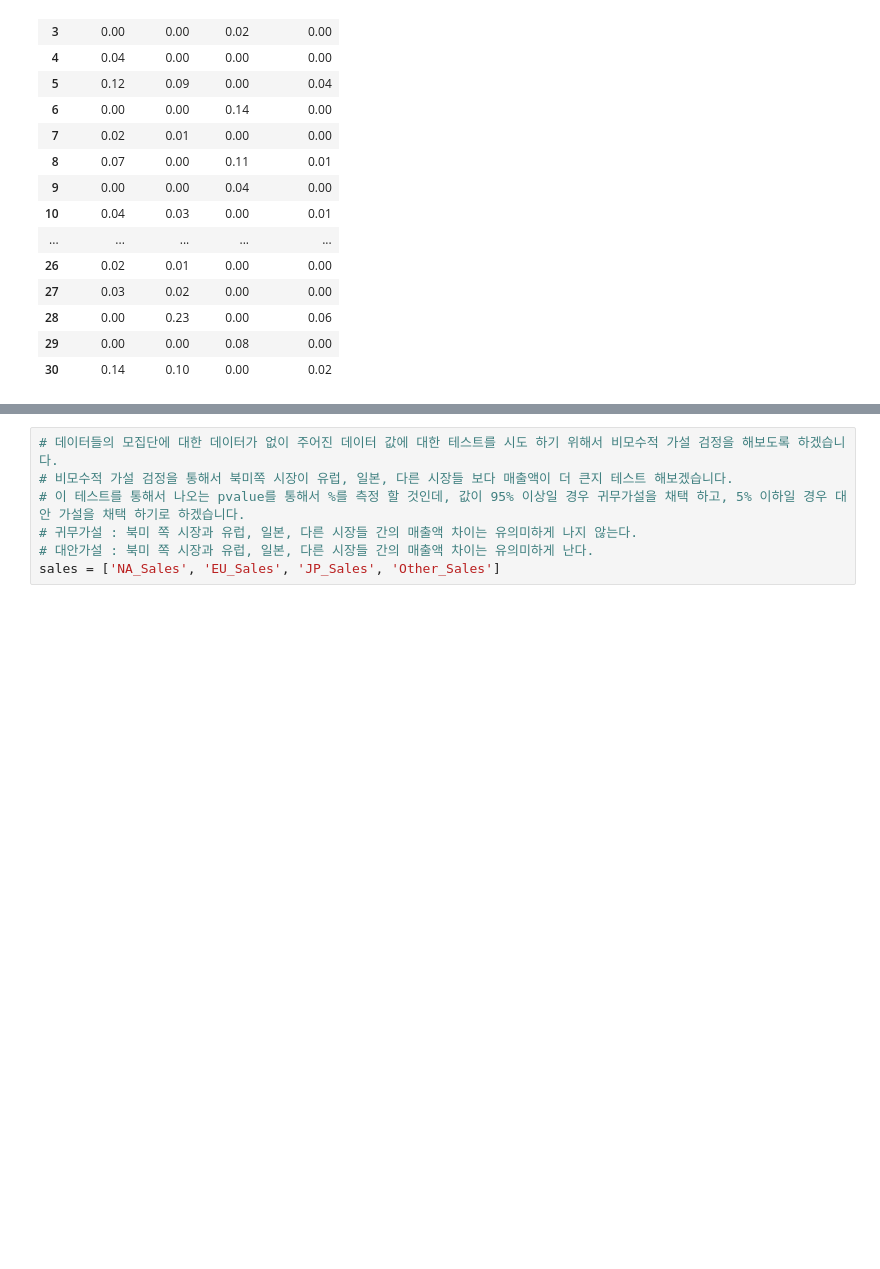
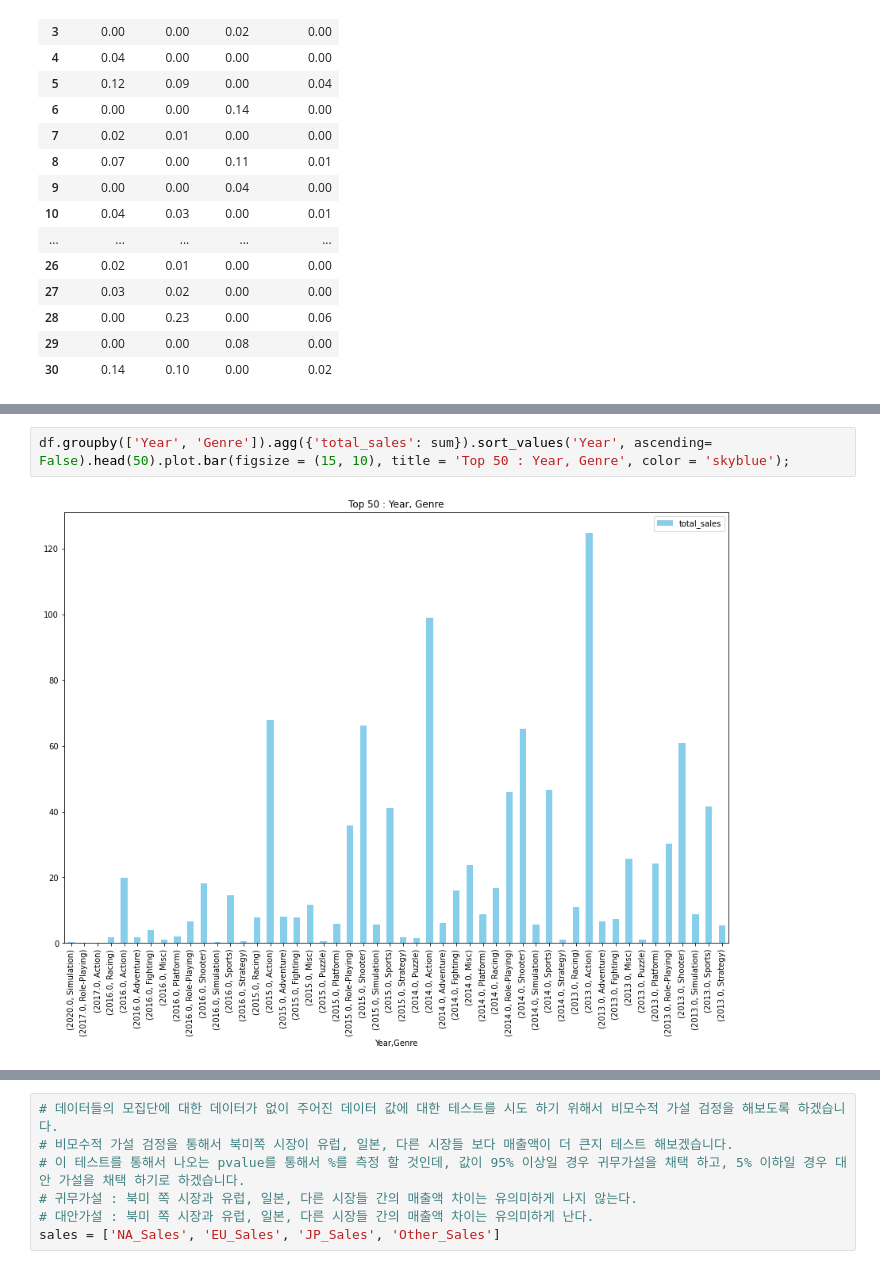
Before and after one commit to KyungRyeolBaek/study, a Jupyter notebook: ai03_백경렬_Section1_Project.ipynb, the cells around one changed output, grey strips where cells are left out. Saved outputs shown, nothing was run; the diff lists cells and outputs as text; blank space fills up the shorter version.

```diff
--- a/ai03_백경렬_Section1_Project.ipynb
+++ b/ai03_백경렬_Section1_Project.ipynb
@@ -506,0 +329,4 @@ df
+# %%
+df.groupby(['Year', 'Genre']).agg({'total_sales': sum}).sort_values('Year', ascending= False).head(50).plot.bar(figsize = (15, 10), title = 'Top 50 : Year, Genre', color = 'skyblue');
+# %% [output]
+[figure, added]
```
Also changed, not shown: parts of 110 cells of this notebook.
